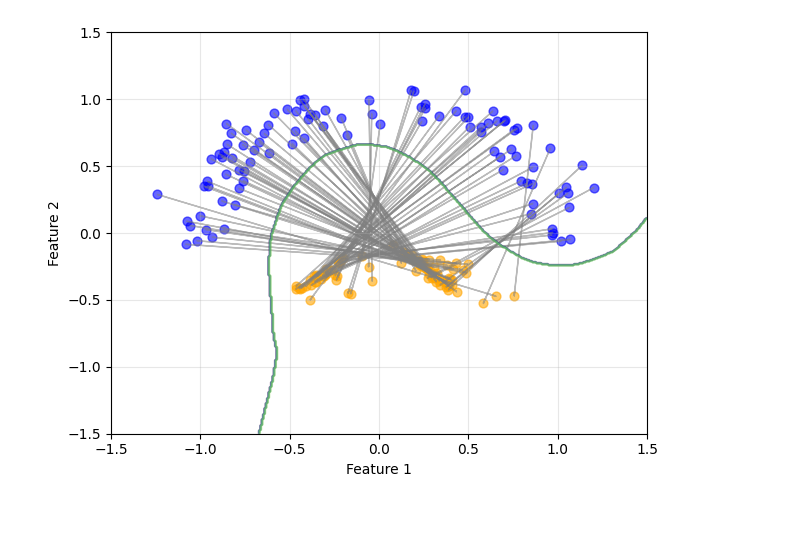
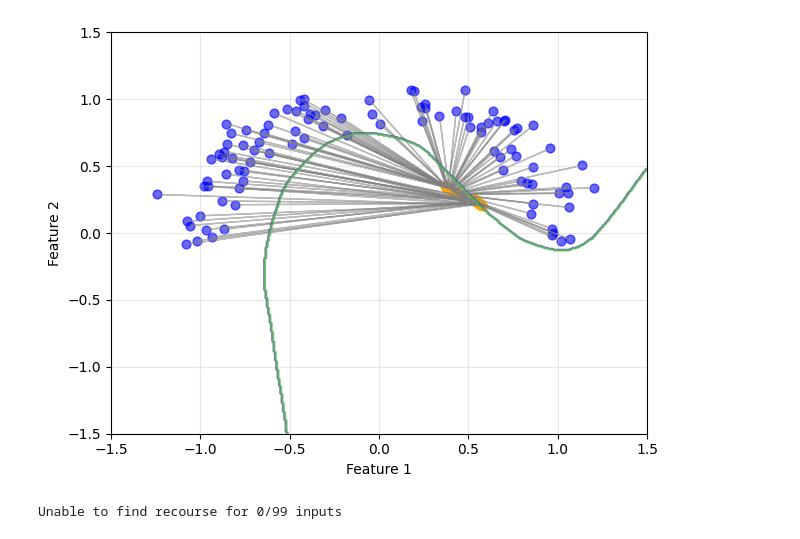
Before and after one commit to LukiLenkiewicz/ML-in-PL-counterfactuals, a Jupyter notebook: notebooks/different_techniques.ipynb, the cells around one changed output. Drawn from its saved outputs; the diff is of its cells as text; code cells hidden in the pictures.

Commit message:
method descriptions

```diff
--- a/notebooks/different_techniques.ipynb
+++ b/notebooks/different_techniques.ipynb
@@ -16,6 +21,6 @@ from counterfactuals.datasets.file_dataset import FileDataset
 # %%
 # Prepare the data
-dataset = FileDataset(config_path="../config/datasets/moons.yaml")
+dataset = FileDataset(config_path="config/datasets/moons.yaml")
 
 # Get the split data that's already available
 X_train = dataset.X_train
@@ -37,7 +42,9 @@ test_dataloader = DataLoader(test_dataset, batch_size=32, shuffle=False)
 num_inputs = X_train.shape[1]
 num_targets = 1
 # %%
-discriminative_model = MLPClassifier(num_inputs, num_targets, [128, 128, 128], dropout=0.0)
+discriminative_model = MLPClassifier(
+    num_inputs, num_targets, [128, 128, 128], dropout=0.0
+)
 discriminative_model.fit(
     train_dataloader,
     test_dataloader,
@@ -56,6 +63,6 @@ generative_model = MaskedAutoregressiveFlow(
     context_features=num_targets,
 )
 generative_model.fit(
-    train_dataloader, test_dataloader, epochs=10000, patience=600, lr=0.01
+    train_dataloader, test_dataloader, epochs=100, patience=600, lr=0.01
 )
 log_prob_threshold = np.median(generative_model.predict_log_prob(test_dataloader))
@@ -138,26 +239,20 @@ plot_counterfactuals(X_test_orig, results.x_cfs, generative_model, discriminativ
 # %%
-import pandas as pd
-s
 from counterfactuals.cf_methods import CCHVAE
-from counterfactuals.cf_methods.local.c_chvae.mlmodel import CustomMLModel
-from counterfactuals.cf_methods.local.c_chvae.data import CustomData
-
-custom_dataset = CustomData(dataset)
-wrapped_model = CustomMLModel(discriminative_model, custom_dataset)
 
 input_size = dataset.X_train.shape[1]
 
 cf_method = CCHVAE(
-    mlmodel=wrapped_model,
+    discriminative_model=discriminative_model,
+    dataset=dataset,
     hyperparams={
         "data_name": "moons",
         "vae_params": {"layers": [input_size, 64, 32, 16]},
+        "epochs": 15,
     },
 )
 target_class = 1
 X_test_origin = dataset.X_test[dataset.y_test != target_class]
 y_test_origin = dataset.y_test[dataset.y_test != target_class]
 
-factuals = pd.DataFrame(X_test_origin, columns=wrapped_model.feature_input_order)
-results = cf_method.get_counterfactuals_without_check(factuals)
+results = cf_method.get_counterfactuals(X_test_origin)
 results_arr = results.to_numpy()
@@ -207,6 +311,32 @@ metrics
 # %%
-from counterfactuals.plotting.counterfactual_visualization import plot_counterfactuals
-
-plot_counterfactuals(X_test_orig, results_arr, generative_model, discriminative_model, region_area_x=[-1.5, 1.5], region_area_y=[-1.5, 1.5])
+plot_counterfactuals(
+    X_test_orig,
+    results_arr,
+    generative_model,
+    discriminative_model,
+    region_area_x=[-1.5, 1.5],
+    region_area_y=[-1.5, 1.5],
+)
 # %% [output]
-[figure, old version]
+[figure, new version]
+# %%
+import importlib
+
+GLOBE_CE = getattr(
+    importlib.import_module("counterfactuals.cf_methods.global.globe_ce.globe_ce"),
+    "GLOBE_CE",
+)
+
+
+def predict_fn(X: np.ndarray) -> np.ndarray:
+    return discriminative_model.predict(X)
+
+
+globe_ce = GLOBE_CE(
+    discriminative_model=discriminative_model,
+    dataset=dataset,
+    X=X_test_orig,
+)
+counterfactuals_unscaled = globe_ce.get_counterfactuals()
+# %% [output]
+Unable to find recourse for 0/99 inputs
```
Also changed, not shown: parts of 15 cells of this notebook, 1 other file.
